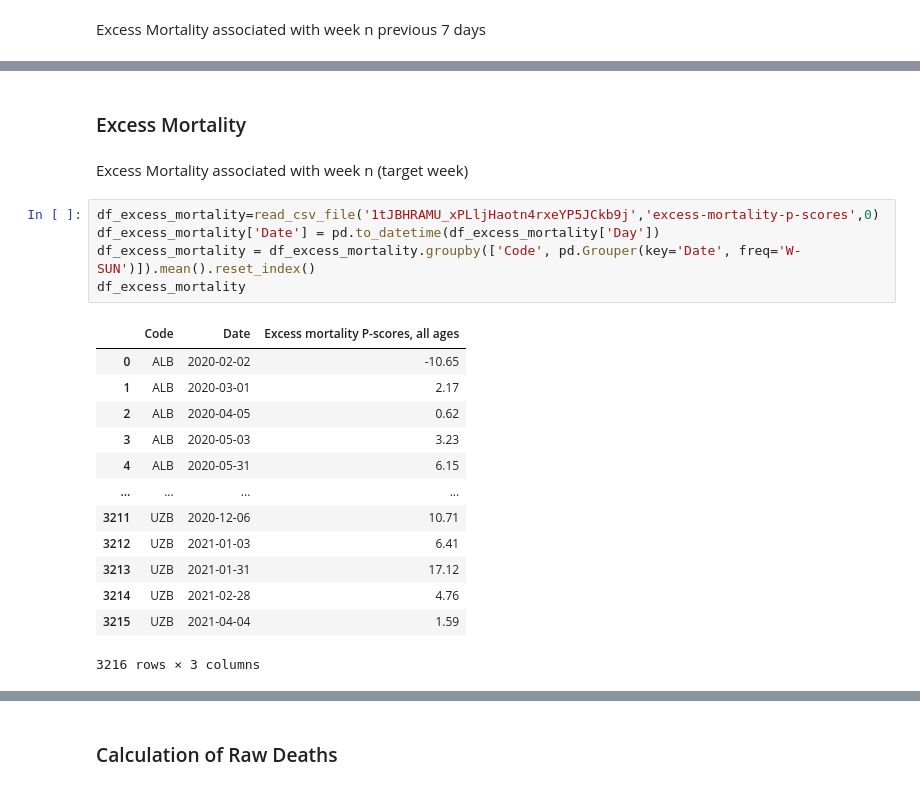
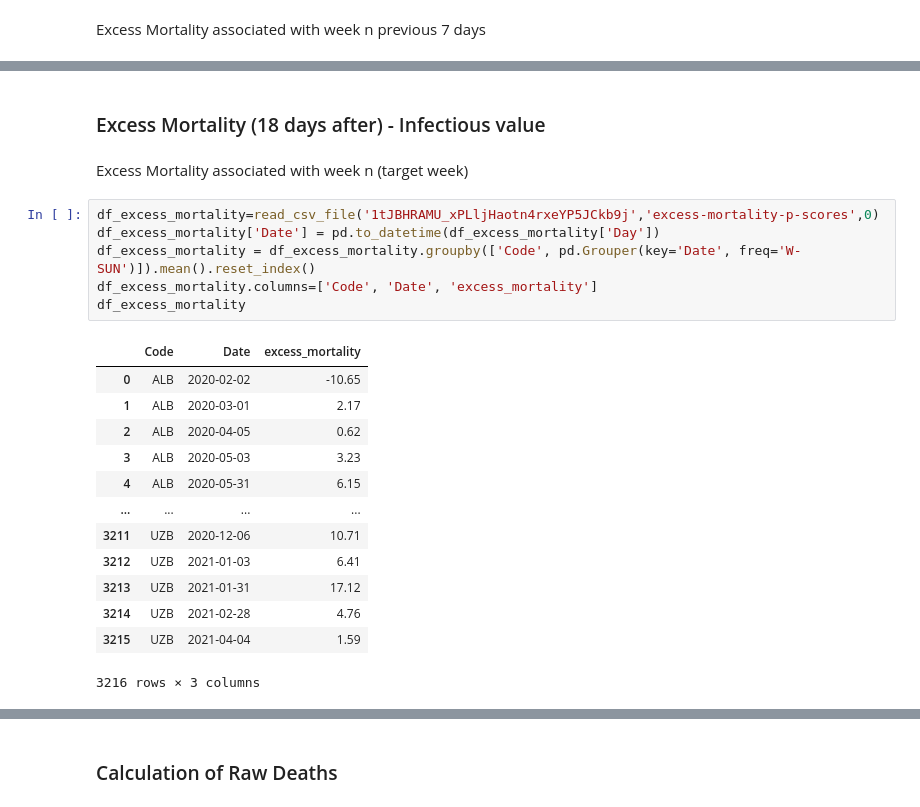
Before and after one commit to lucasbotellaroca/Covid-19_Reproduction_Rate_Estimator, a Jupyter notebook: data_cleaning.ipynb, the cells around one changed output, grey strips where cells are left out. Drawn from its saved outputs; the diff is of its cells as text.

```diff
--- a/data_cleaning.ipynb
+++ b/data_cleaning.ipynb
@@ -794,14 +733,15 @@ df_merge
 # %% [markdown]
-### Excess Mortality
+### Excess Mortality (18 days after) - Infectious value
 # %% [markdown]
 Excess Mortality associated with week n (target week)
 # %%
 df_excess_mortality=read_csv_file('1tJBHRAMU_xPLljHaotn4rxeYP5JCkb9j','excess-mortality-p-scores',0)
 df_excess_mortality['Date'] = pd.to_datetime(df_excess_mortality['Day'])
 df_excess_mortality = df_excess_mortality.groupby(['Code', pd.Grouper(key='Date', freq='W-SUN')]).mean().reset_index()
+df_excess_mortality.columns=['Code', 'Date', 'excess_mortality']
 df_excess_mortality
 # %% [output]
-|  | Code | Date | Excess mortality P-scores, all ages |
+|  | Code | Date | excess_mortality |
 | 0 | ALB | 2020-02-02 | -10.65 |
 | 1 | ALB | 2020-03-01 | 2.17 |
 | 2 | ALB | 2020-04-05 | 0.62 |
```
Also changed, not shown: parts of 30 cells of this notebook.
